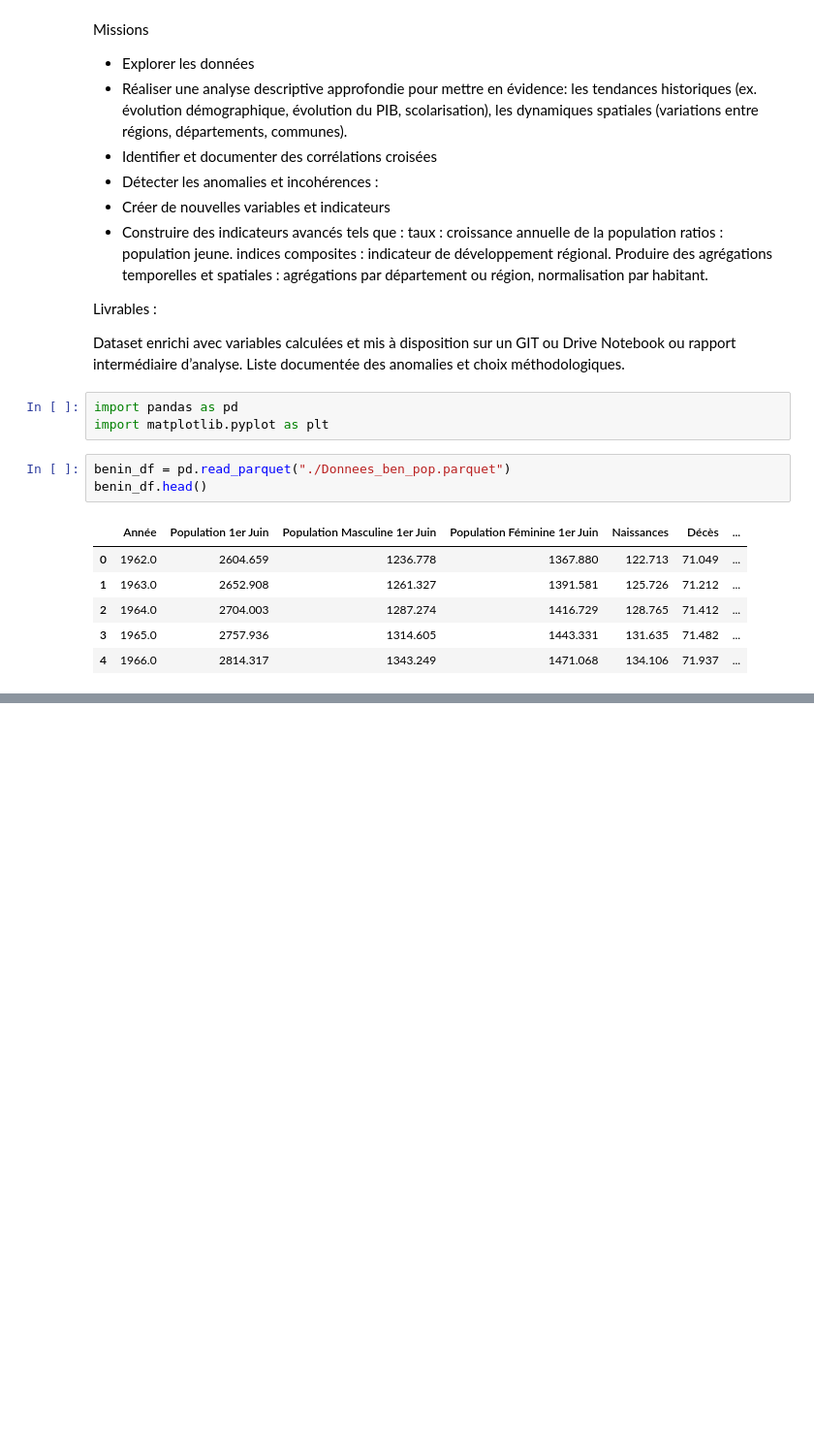
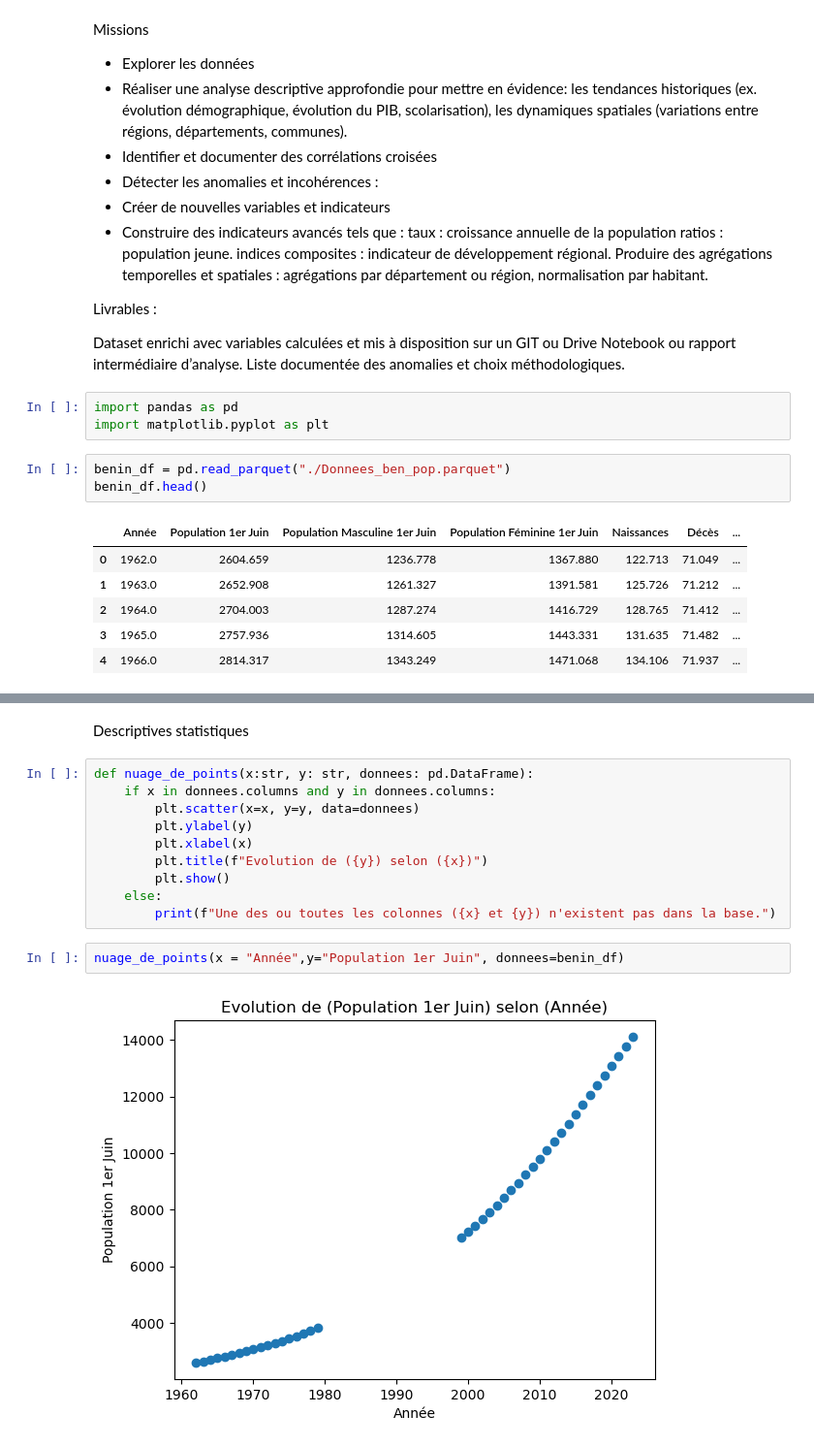
Before and after one commit to FidTCHANDO/ANIP_Challenge1, a Jupyter notebook: Tache_2_Tchando_SikaFidele_Notebook_JJMM.ipynb, the cells around one changed output, grey strips where cells are left out. Shown at 97% size. Cells and saved outputs as stored; diff of their text form; blank space fills up the shorter version.

```diff
--- a/Tache_2_Tchando_SikaFidele_Notebook_JJMM.ipynb
+++ b/Tache_2_Tchando_SikaFidele_Notebook_JJMM.ipynb
@@ -43,0 +53,16 @@ benin_df.head()
+# %% [markdown]
+Descriptives statistiques
+# %%
+def nuage_de_points(x:str, y: str, donnees: pd.DataFrame):
+    if x in donnees.columns and y in donnees.columns:
+        plt.scatter(x=x, y=y, data=donnees)
+        plt.ylabel(y)
+        plt.xlabel(x)
+        plt.title(f"Evolution de ({y}) selon ({x})")
+        plt.show()
+    else:
+        print(f"Une des ou toutes les colonnes ({x} et {y}) n'existent pas dans la base.")
+# %%
+nuage_de_points(x = "Année",y="Population 1er Juin", donnees=benin_df)
+# %% [output]
+[figure, added]
```
Also changed, not shown: parts of 2 cells of this notebook.
